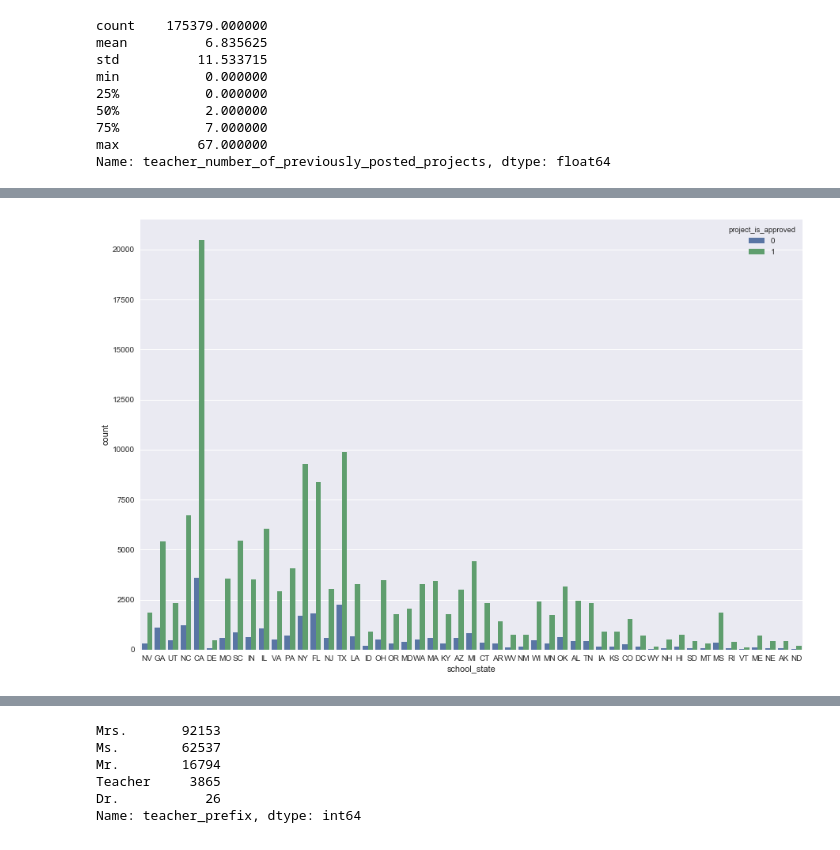
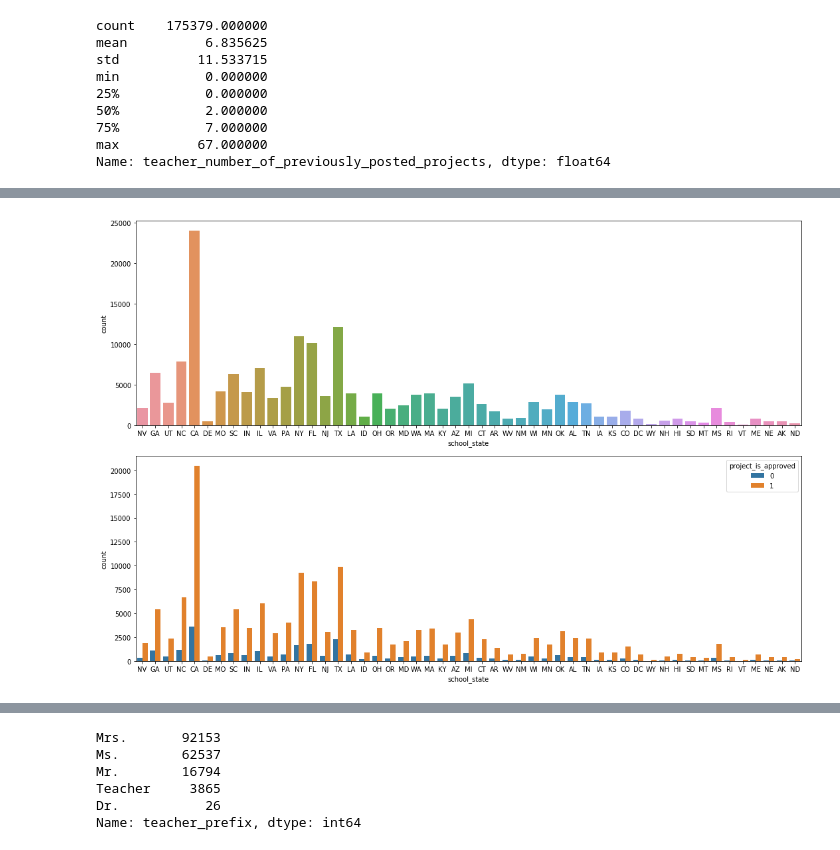
Before and after one commit to matthewcassi/kaggle_competitions, a Jupyter notebook: donors_choose/initial_look.ipynb, the cells around one changed output, grey strips where cells are left out. Cells and saved outputs as stored; diff of their text form; code cells hidden in the pictures.

```diff
--- a/donors_choose/initial_look.ipynb
+++ b/donors_choose/initial_look.ipynb
@@ -114,6 +99,12 @@ Name: school_state, dtype: int64
 # %%
 plt.figure(figsize=(15,10))
+plt.subplot(2,1,1)
+sns.countplot(x='school_state', data=training)
+
+plt.subplot(2,1,2)
 sns.countplot(x='school_state', hue='project_is_approved', data=training)
+
+plt.tight_layout()
 plt.show()
 # %% [output]
-[figure, old version]
+[figure, new version]
```
Also changed, not shown: parts of 20 cells of this notebook.
